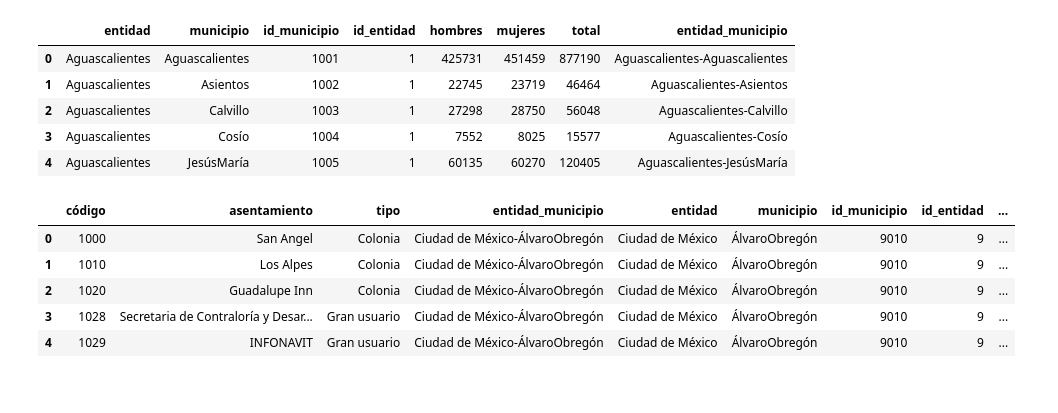
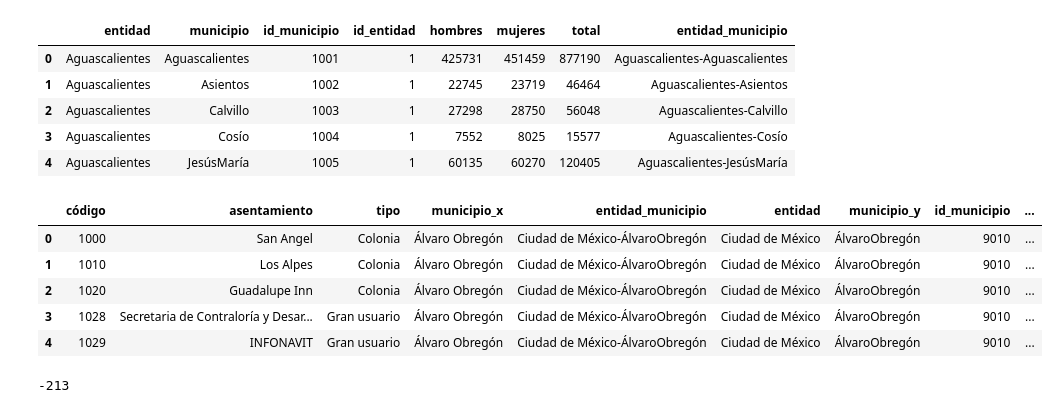
Before and after one commit to kevinmiguel97/Criminality-Analysis-Mexico, a Jupyter notebook: Crime_analysis.ipynb, the cells around one changed output. Saved outputs shown, nothing was run; the diff lists cells and outputs as text; code cells hidden in the pictures.

```diff
--- a/Crime_analysis.ipynb
+++ b/Crime_analysis.ipynb
@@ -372,9 +373,6 @@ pop['municipio'] = pop['municipio'].replace('HeroicaVillaTezoatlándeSegurayLuna
 
 pop['municipio'] = pop['municipio'].replace('MedellíndeBravo', 'Medellín')
 # %%
-# Cleaning -Dto.xx- from name in cp database
-cp['municipio_strip'] = cp['municipio_strip'].replace('\-.+\..+', '', regex=True)
-
 # Creating list of unique ids in each dataset
 unique_mun_cp = cp['municipio_strip'].unique()
 unique_mun_pop = pop['municipio'].unique()
@@ -498,14 +496,18 @@ pop.head()
 | 4 | Aguascalientes | JesúsMaría | 1005 | 1 | 60135 | 60270 | 120405 | Aguascalientes-JesúsMaría |
 # %%
 # Merging pop and cp data
-cp = cp[['código', 'asentamiento', 'tipo', 'entidad_municipio']]
+cols_cp = ['código', 'asentamiento', 'tipo', 'municipio', 'entidad_municipio']
 
-pop_cp = pd.merge(cp, pop, how='left', left_on='entidad_municipio', right_on='entidad_municipio')
-pop_cp.head()
+cp_pop = pd.merge(cp[cols_cp], pop, how='left', left_on='entidad_municipio', right_on='entidad_municipio')
+cp_pop.head()
 # %% [output]
-|  | código | asentamiento | tipo | entidad_municipio | entidad | municipio | id_municipio | id_entidad | ... |
-| 0 | 1000 | San Angel | Colonia | Ciudad de México-ÁlvaroObregón | Ciudad de México | ÁlvaroObregón | 9010 | 9 | ... |
-| 1 | 1010 | Los Alpes | Colonia | Ciudad de México-ÁlvaroObregón | Ciudad de México | ÁlvaroObregón | 9010 | 9 | ... |
-| 2 | 1020 | Guadalupe Inn | Colonia | Ciudad de México-ÁlvaroObregón | Ciudad de México | ÁlvaroObregón | 9010 | 9 | ... |
-| 3 | 1028 | Secretaria de Contraloría y Desar... | Gran usuario | Ciudad de México-ÁlvaroObregón | Ciudad de México | ÁlvaroObregón | 9010 | 9 | ... |
-| 4 | 1029 | INFONAVIT | Gran usuario | Ciudad de México-ÁlvaroObregón | Ciudad de México | ÁlvaroObregón | 9010 | 9 | ... |
+|  | código | asentamiento | tipo | municipio_x | entidad_municipio | entidad | municipio_y | id_municipio | ... |
+| 0 | 1000 | San Angel | Colonia | Álvaro Obregón | Ciudad de México-ÁlvaroObregón | Ciudad de México | ÁlvaroObregón | 9010 | ... |
+| 1 | 1010 | Los Alpes | Colonia | Álvaro Obregón | Ciudad de México-ÁlvaroObregón | Ciudad de México | ÁlvaroObregón | 9010 | ... |
+| 2 | 1020 | Guadalupe Inn | Colonia | Álvaro Obregón | Ciudad de México-ÁlvaroObregón | Ciudad de México | ÁlvaroObregón | 9010 | ... |
+| 3 | 1028 | Secretaria de Contraloría y Desar... | Gran usuario | Álvaro Obregón | Ciudad de México-ÁlvaroObregón | Ciudad de México | ÁlvaroObregón | 9010 | ... |
+| 4 | 1029 | INFONAVIT | Gran usuario | Álvaro Obregón | Ciudad de México-ÁlvaroObregón | Ciudad de México | ÁlvaroObregón | 9010 | ... |
+# %%
+len(cp) -len(cp_pop)
+# %% [output]
+-213
```
Also changed, not shown: parts of 6 cells of this notebook.
